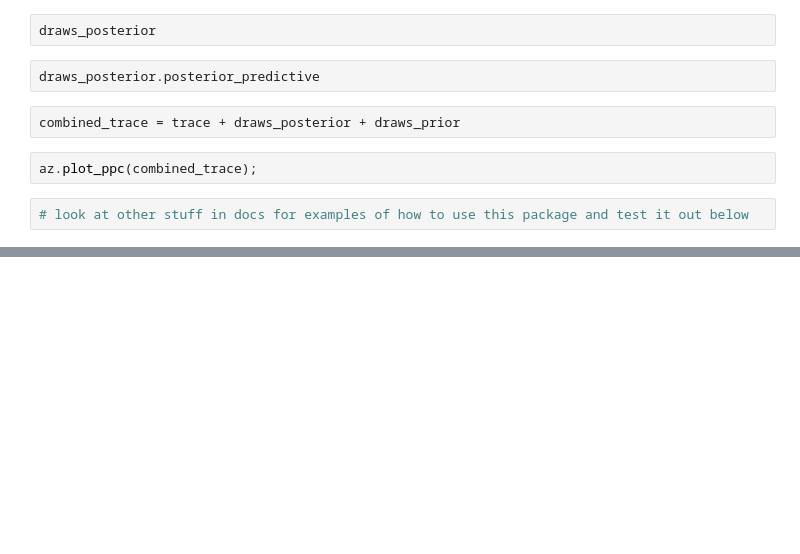
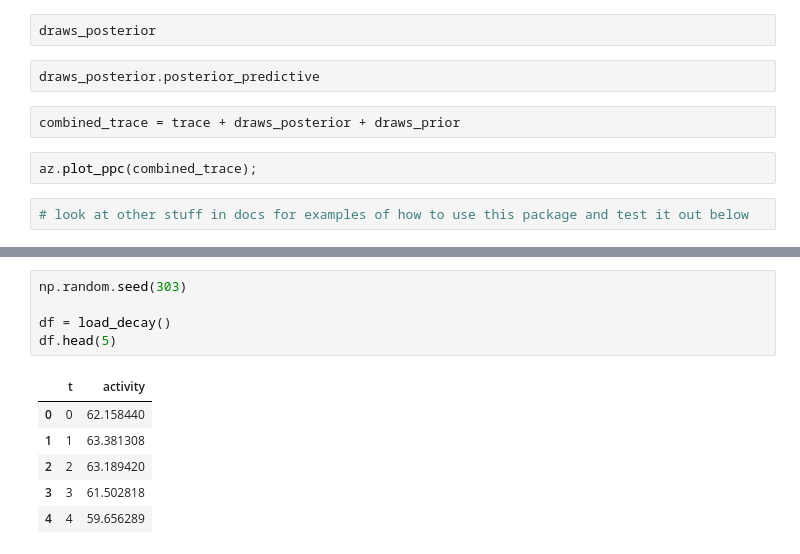
Before and after one commit to jocobtt/gengo_repo, a Jupyter notebook: python_prac/notebooks/bayesian.ipynb, the cells around one changed output, grey strips where cells are left out. Saved outputs shown, nothing was run; the diff lists cells and outputs as text; blank space fills up the shorter version.

```diff
--- a/python_prac/notebooks/bayesian.ipynb
+++ b/python_prac/notebooks/bayesian.ipynb
@@ -80,0 +99,12 @@ az.plot_ppc(combined_trace);
+# %%
+np.random.seed(303)
+
+df = load_decay()
+df.head(5)
+# %% [output]
+|  | t | activity |
+| 0 | 0 | 62.158440 |
+| 1 | 1 | 63.381308 |
+| 2 | 2 | 63.189420 |
+| 3 | 3 | 61.502818 |
+| 4 | 4 | 59.656289 |
```
Also changed, not shown: parts of 8 cells of this notebook, 42 other files.
